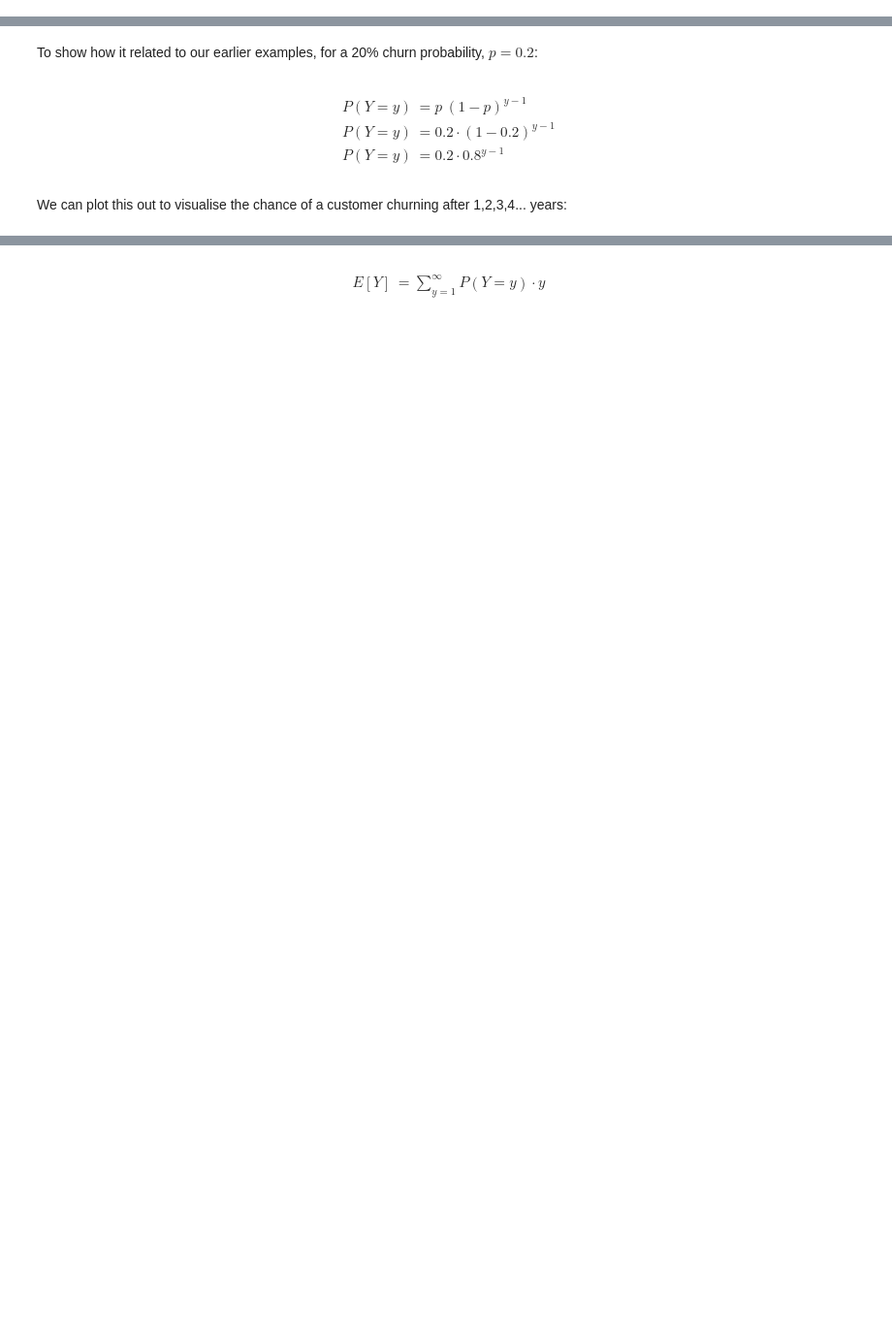
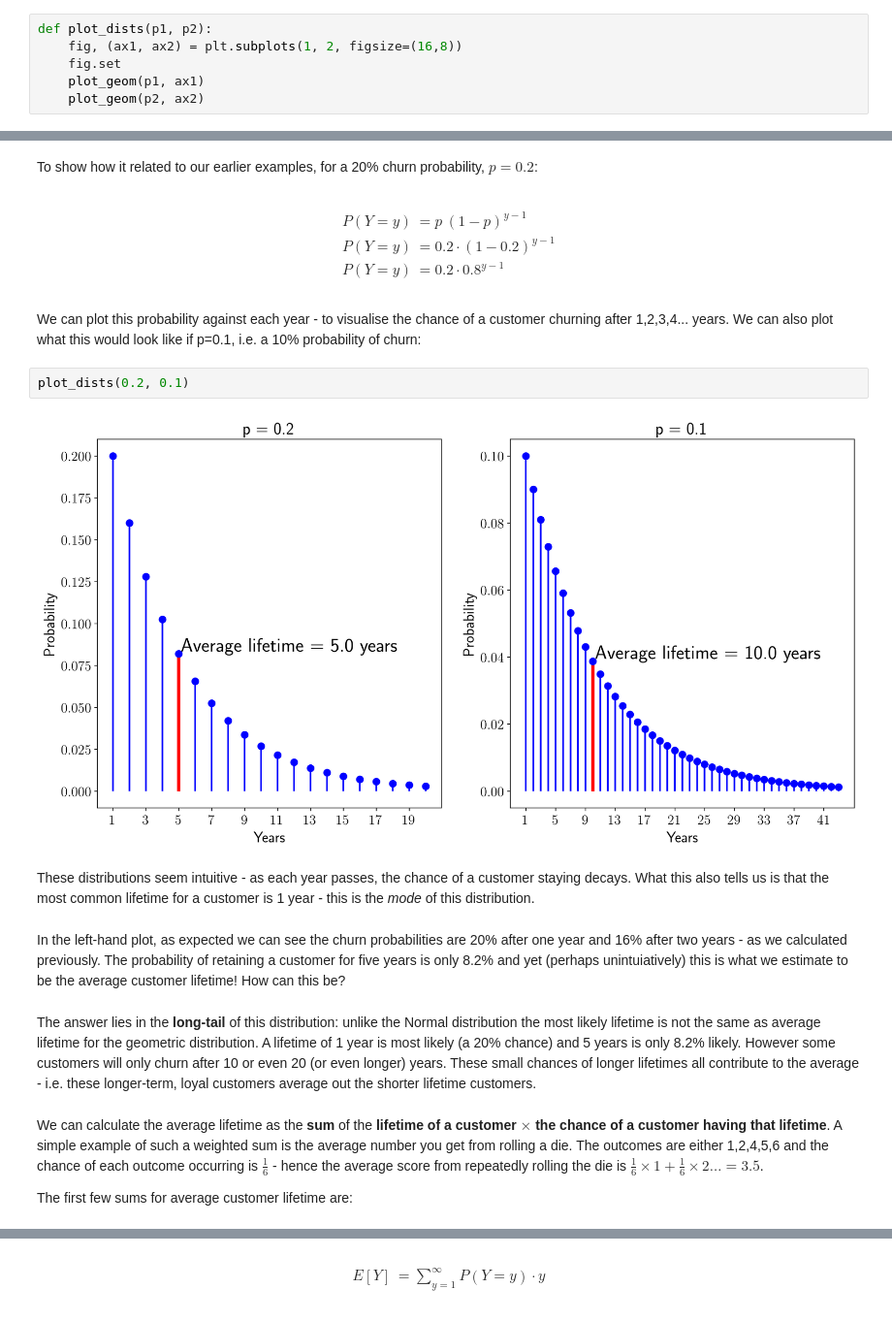
Before and after one commit to pmajmudar/posts, a Jupyter notebook: Customer_Lifetime_and_Churn.ipynb, the cells around one changed output, grey strips where cells are left out. Shown at 97% size. Cells and saved outputs as stored; diff of their text form; blank space fills up the shorter version.

```diff
--- a/Customer_Lifetime_and_Churn.ipynb
+++ b/Customer_Lifetime_and_Churn.ipynb
@@ -22 +28,7 @@ p=0.2
+# %%
+def plot_dists(p1, p2):
+    fig, (ax1, ax2) = plt.subplots(1, 2, figsize=(16,8))
+    fig.set
+    plot_geom(p1, ax1)
+    plot_geom(p2, ax2)
 # %%
@@ -88,4 +109,18 @@ P(Y=y) &= 0.2\cdot (1-0.2)^{ y-1} \\
 P(Y=y) &= 0.2\cdot 0.8^{ y-1}
 \end{align*}
 # %% [markdown]
-We can plot this out to visualise the chance of a customer churning after 1,2,3,4... years:
+We can plot this probability against each year - to visualise the chance of a customer churning after 1,2,3,4... years. We can also plot what this would look like if p=0.1, i.e. a 10% probability of churn:
+# %%
+plot_dists(0.2, 0.1)
+# %% [output]
+[figure, added]
+# %% [markdown]
+These distributions seem intuitive - as each year passes, the chance of a customer staying decays. What this also tells us is that the most common lifetime for a customer is 1 year - this is the *mode* of this distribution.
+# %% [markdown]
+In the left-hand plot, as expected we can see the churn probabilities are 20% after one year and 16% after two years - as we calculated previously. The probability of retaining a customer for five years is only 8.2% and yet (perhaps unintuiatively) this is what we estimate to be the average customer lifetime! How can this be?
+# %% [markdown]
+The answer lies in the **long-tail** of this distribution: unlike the Normal distribution the most likely lifetime is not the same as average lifetime for the geometric distribution. A lifetime of 1 year is most likely (a 20% chance) and 5 years is only 8.2% likely. However some customers will only churn after 10 or even 20 (or even longer) years. These small chances of longer lifetimes all contribute to the average - i.e. these longer-term, loyal customers average out the shorter lifetime customers.
+# %% [markdown]
+We can calculate the average lifetime as the **sum** of the **lifetime of a customer $\times$ the chance of a customer having that lifetime**. A simple example of such a weighted sum is the average number you get from rolling a die. The outcomes are either 1,2,4,5,6 and the chance of each outcome occurring is $\frac{1}{6}$ - hence the average score from repeatedly rolling the die is $\frac{1}{6} \times 1 + \frac{1}{6} \times 2 \dots = 3.5$.
+
+The first few sums for average customer lifetime are:
```
Also changed, not shown: parts of 43 cells of this notebook.
